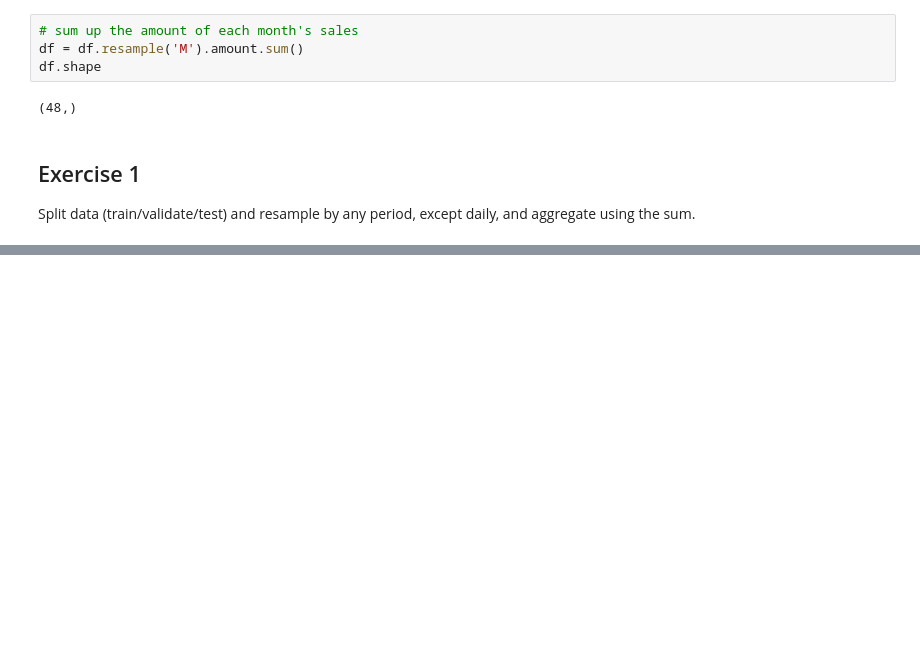
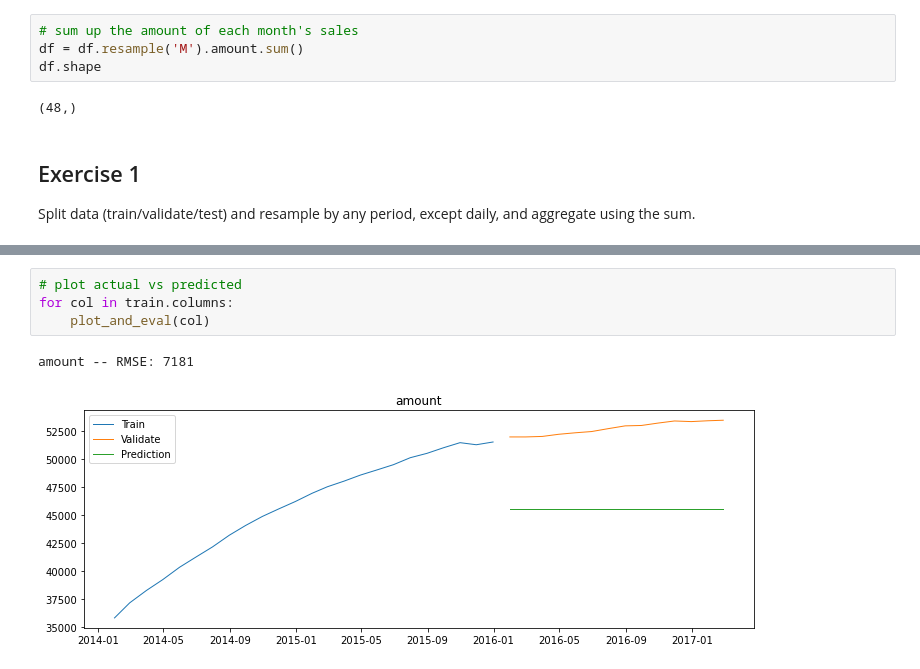
Before and after one commit to lainslie-18/time-series-exercises, a Jupyter notebook: model.ipynb, the cells around one changed output, grey strips where cells are left out. Drawn from its saved outputs; the diff is of its cells as text; blank space fills up the shorter version.

```diff
--- a/model.ipynb
+++ b/model.ipynb
@@ -124,0 +272,7 @@ Split data (train/validate/test) and resample by any period, except daily, and a
+# %%
+# plot actual vs predicted
+for col in train.columns:
+    plot_and_eval(col)
+# %% [output]
+amount -- RMSE: 7181
+[figure, added]
```
Also changed, not shown: parts of 22 cells of this notebook, 2 other files.
